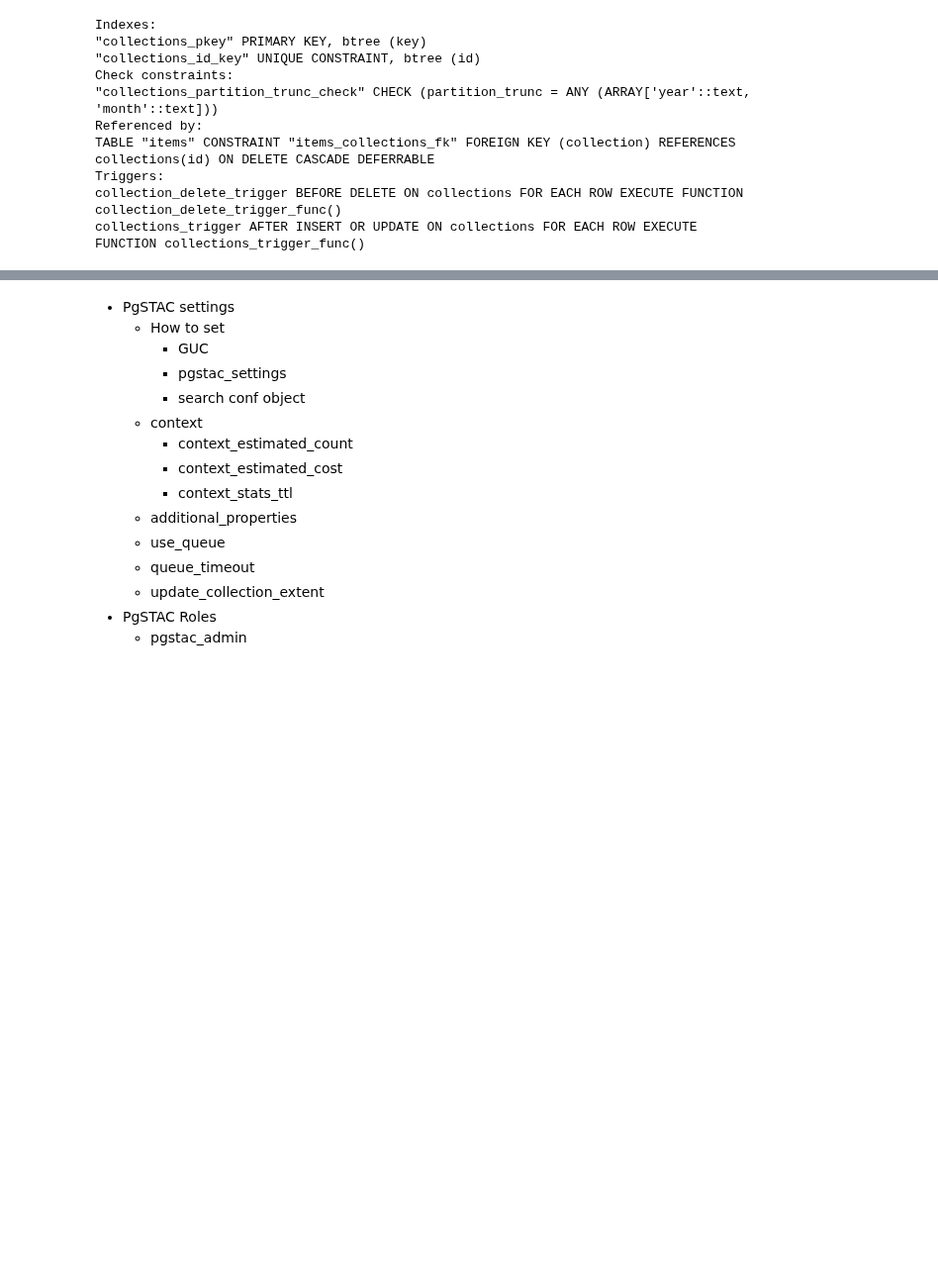
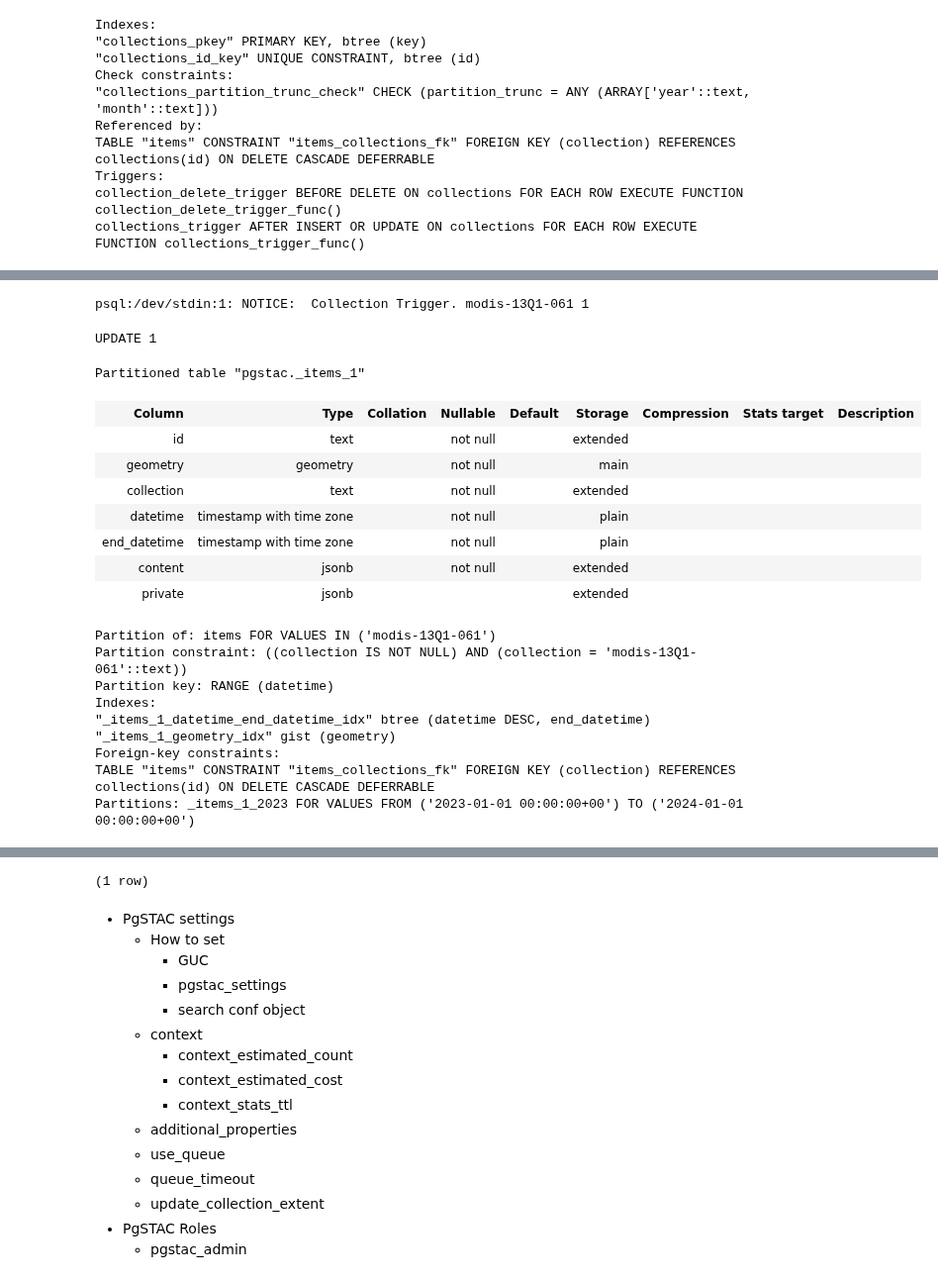
Before and after one commit to stac-utils/pgstac, a Jupyter notebook: docs/src/tutorial/tutorial.ipynb, the cells around one changed output, grey strips where cells are left out. Shown at 99% size. Drawn from its saved outputs; the diff is of its cells as text; code cells hidden in the pictures; blank space fills up the shorter version.

```diff
--- a/docs/src/tutorial/tutorial.ipynb
+++ b/docs/src/tutorial/tutorial.ipynb
@@ -380,0 +462,26 @@ collections_trigger AFTER INSERT OR UPDATE ON collections FOR EACH ROW EXECUTE F
+# %%
+%%psql
+UPDATE collections SET partition_trunc='year';
+\d+ _items_1
+SELECT * FROM partitions WHERE collection='modis-13Q1-061';
+# %% [output]
+psql:/dev/stdin:1: NOTICE:  Collection Trigger. modis-13Q1-061 1
+UPDATE 1
+Partitioned table "pgstac._items_1"
+| Column | Type | Collation | Nullable | Default | Storage | Compression | Stats target | Description |
+| id | text |  | not null |  | extended |  |  |  |
+| geometry | geometry |  | not null |  | main |  |  |  |
+| collection | text |  | not null |  | extended |  |  |  |
+| datetime | timestamp with time zone |  | not null |  | plain |  |  |  |
+| end_datetime | timestamp with time zone |  | not null |  | plain |  |  |  |
+| content | jsonb |  | not null |  | extended |  |  |  |
+| private | jsonb |  |  |  | extended |  |  |  |
+Partition of: items FOR VALUES IN ('modis-13Q1-061')
+Partition constraint: ((collection IS NOT NULL) AND (collection = 'modis-13Q1-061'::text))
+Partition key: RANGE (datetime)
+Indexes:
+"_items_1_datetime_end_datetime_idx" btree (datetime DESC, end_datetime)
+"_items_1_geometry_idx" gist (geometry)
+Foreign-key constraints:
+TABLE "items" CONSTRAINT "items_collections_fk" FOREIGN KEY (collection) REFERENCES collections(id) ON DELETE CASCADE DEFERRABLE
+Partitions: _items_1_2023 FOR VALUES FROM ('2023-01-01 00:00:00+00') TO ('2024-01-01 00:00:00+00')
@@ -381,3 +490,4 @@ collections_trigger AFTER INSERT OR UPDATE ON collections FOR EACH ROW EXECUTE F
+(1 row)
 # %% [markdown]
 
 - PgSTAC settings
```
Also changed, not shown: parts of 67 cells of this notebook, 5 other files.
